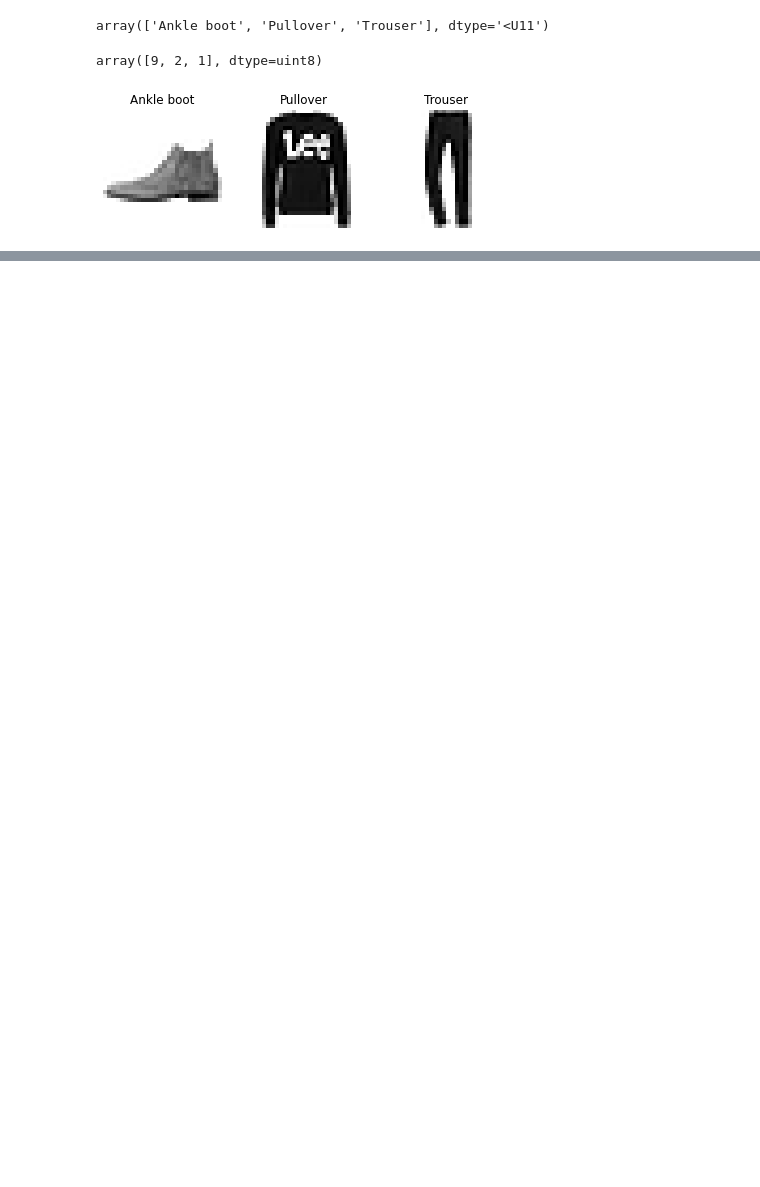
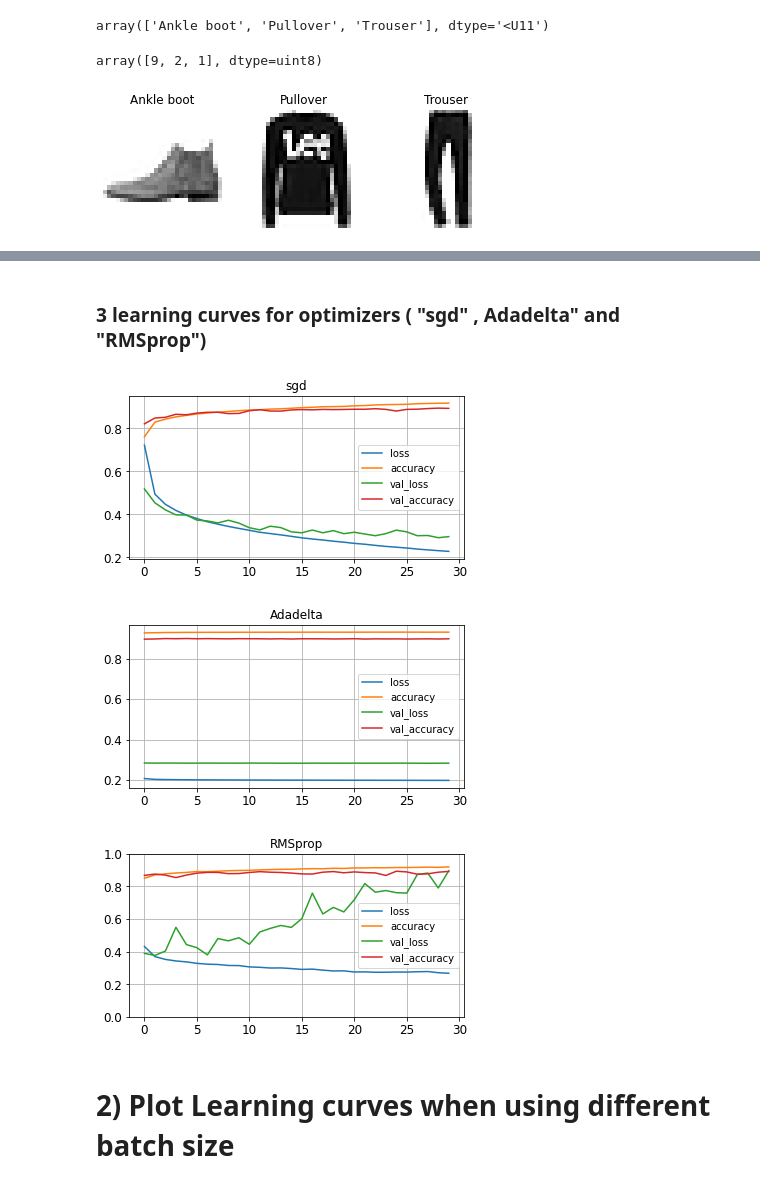
Before and after one commit to ameranismail/Deep_learning_TPS, a Jupyter notebook: ANN TP DL.ipynb, the cells around one changed output, grey strips where cells are left out. Saved outputs shown, nothing was run; the diff lists cells and outputs as text; code cells hidden in the pictures; blank space fills up the shorter version.

```diff
--- a/ANN TP DL.ipynb
+++ b/ANN TP DL.ipynb
@@ -289,0 +371,14 @@ plt.show()
+# %% [markdown]
+### 3 learning curves for optimizers ( "sgd" , Adadelta" and "RMSprop")
+# %%
+pd.DataFrame(history.history).plot(figsize=(6, 3),title=('sgd'),grid=(True))
+pd.DataFrame(history_adadelta.history).plot(figsize=(6, 3),title=('Adadelta'),grid=(True))
+pd.DataFrame(history_RMSprop.history).plot(figsize=(6, 3),title=('RMSprop'),grid=(True))
+plt.gca().set_ylim(0, 1)
+plt.show()
+# %% [output]
+[figure, added]
+[figure, added]
+[figure, added]
+# %% [markdown]
+# 2) Plot Learning curves when using different batch size
```
Also changed, not shown: parts of 63 cells of this notebook.
